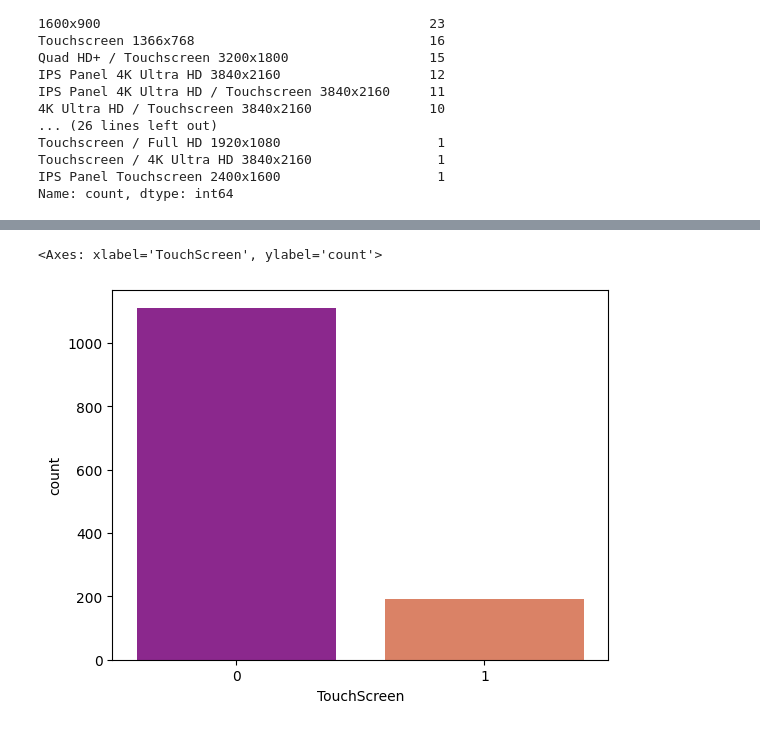
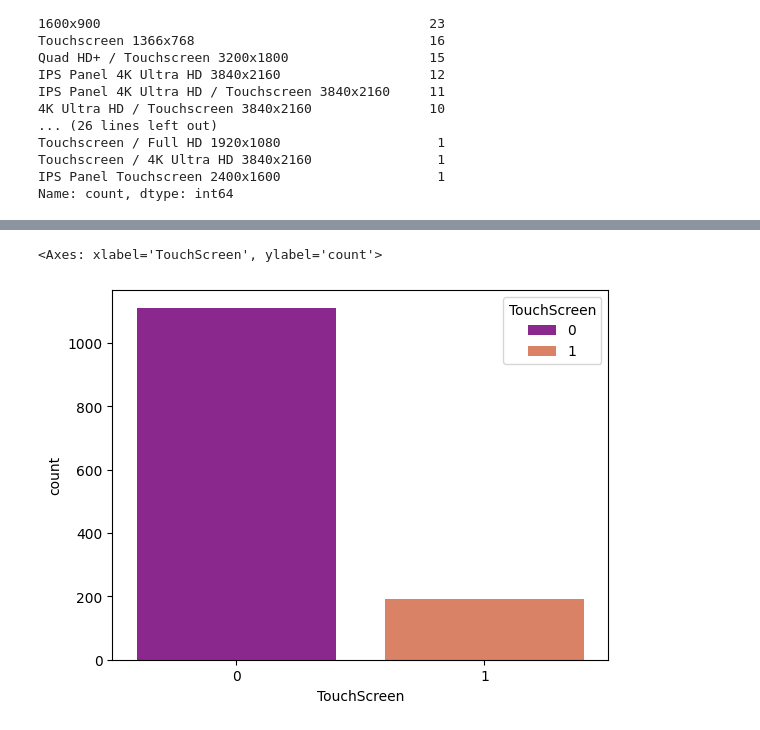
Before and after one commit to KabiraKabira7/laptop-price-predictor-ml-project, a Jupyter notebook: laptop_price_predictor.ipynb, the cells around one changed output, grey strips where cells are left out. Cells and saved outputs as stored; diff of their text form; code cells hidden in the pictures.

```diff
--- a/laptop_price_predictor.ipynb
+++ b/laptop_price_predictor.ipynb
@@ -315,7 +315,7 @@ df.sample(5)
 | 804 | Dell | Netbook | 11.6 | 1366x768 | Intel Pentium Quad Core N4200 1.1GHz | 4 | 128GB SSD | Intel HD Graphics 505 | Windows 10 | 1.63 | ... |
 | 15 | Apple | Ultrabook | 13.3 | IPS Panel Retina Display 2560x1600 | Intel Core i5 2.3GHz | 8 | 256GB SSD | Intel Iris Plus Graphics 640 | macOS | 1.37 | ... |
 # %%
-sn.countplot(x=df['TouchScreen'],hue=df['TouchScreen'],palette='plasma',legend =False)
+sn.countplot(x=df['TouchScreen'],hue=df['TouchScreen'],palette='plasma',legend =True)
 # %% [output]
 <Axes: xlabel='TouchScreen', ylabel='count'>
-[figure, old version]
+[figure, new version]
```
